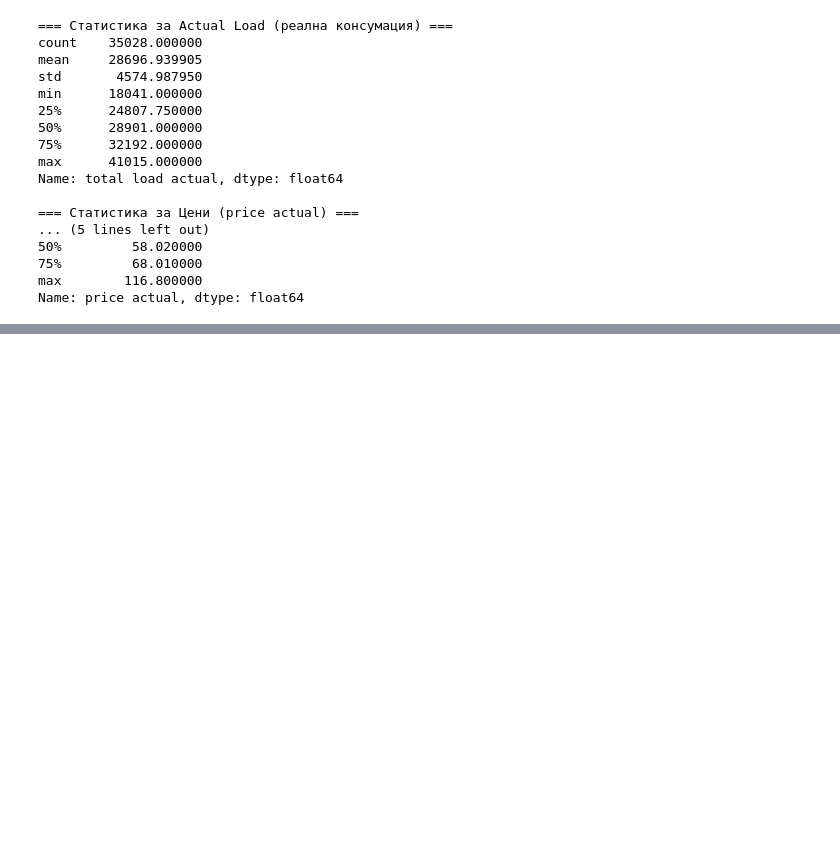
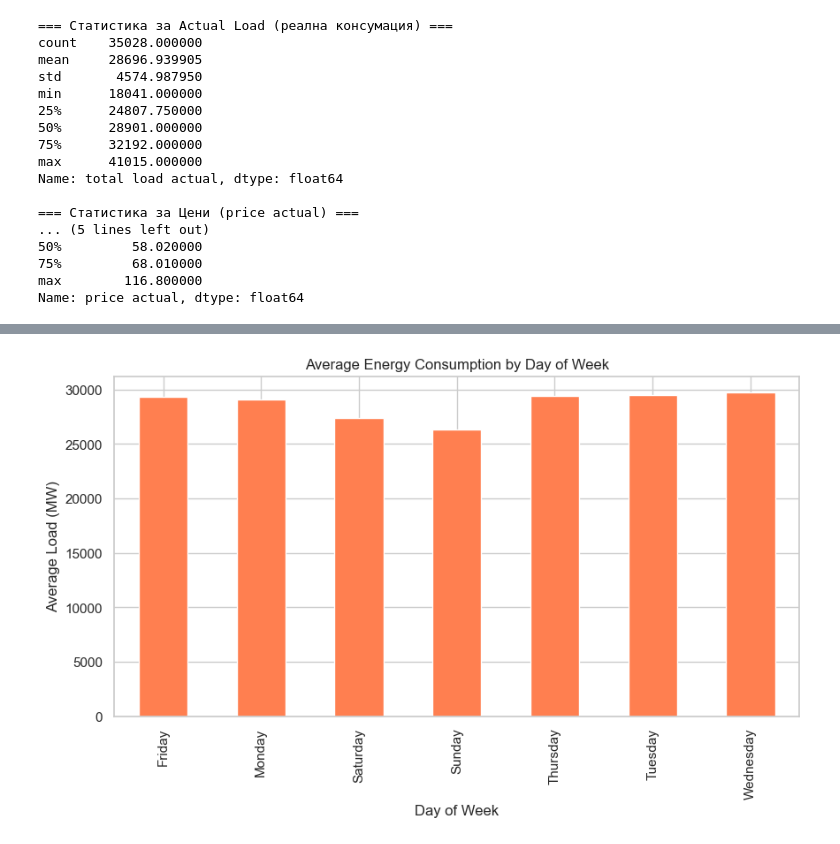
Before and after one commit to alexandrogarnacho94/project-energy-eda-forecast, a Jupyter notebook: notebooks/01_eda.ipynb, the cells around one changed output, grey strips where cells are left out. Cells and saved outputs as stored; diff of their text form; code cells hidden in the pictures; blank space fills up the shorter version.

```diff
--- a/notebooks/01_eda.ipynb
+++ b/notebooks/01_eda.ipynb
@@ -156,0 +207,15 @@ Name: price actual, dtype: float64
+# %%
+# Average consumption by day of week
+df['day_of_week'] = df['time'].dt.day_name()
+
+daily_avg = df.groupby('day_of_week')['total load actual'].mean()
+
+plt.figure(figsize=(10, 5))
+daily_avg.plot(kind='bar', color='coral')
+plt.title('Average Energy Consumption by Day of Week')
+plt.xlabel('Day of Week')
+plt.ylabel('Average Load (MW)')
+plt.grid(True)
+plt.show()
+# %% [output]
+[figure, added]
```
Also changed, not shown: parts of 6 cells of this notebook.
